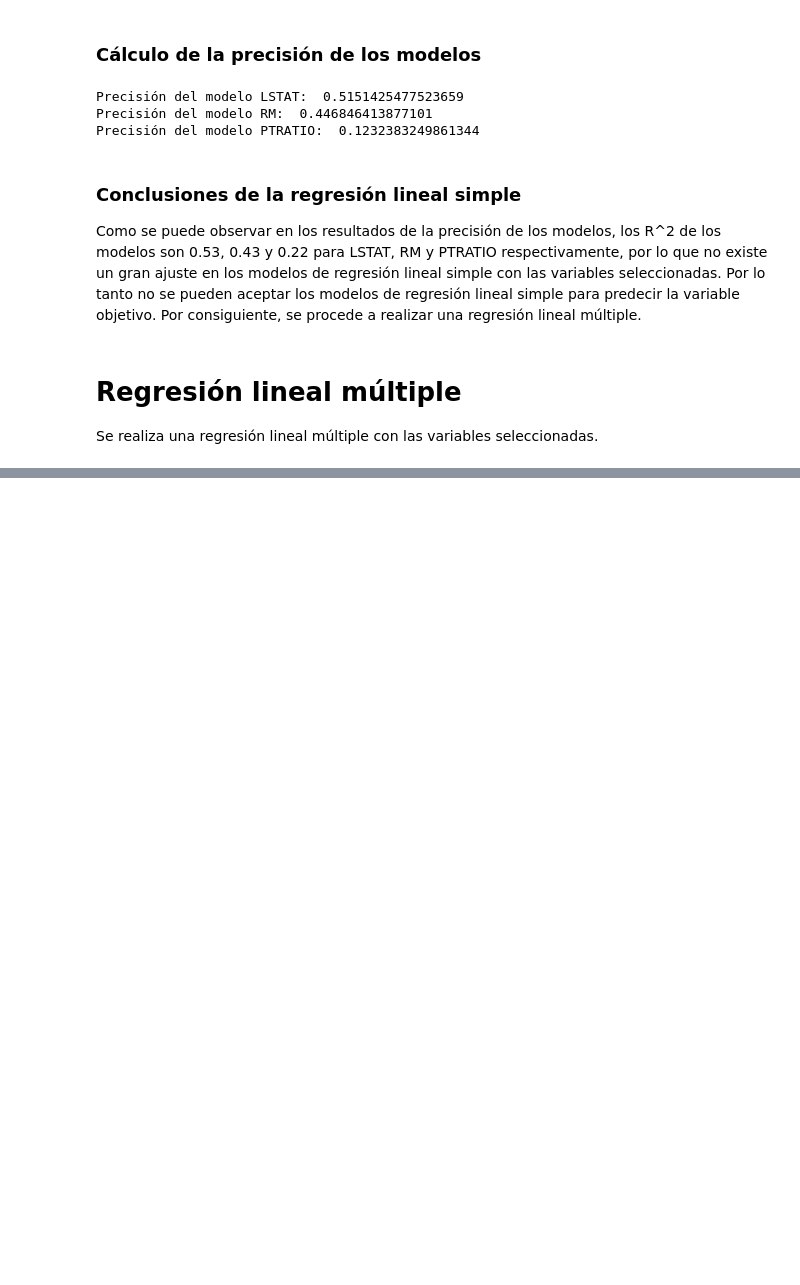
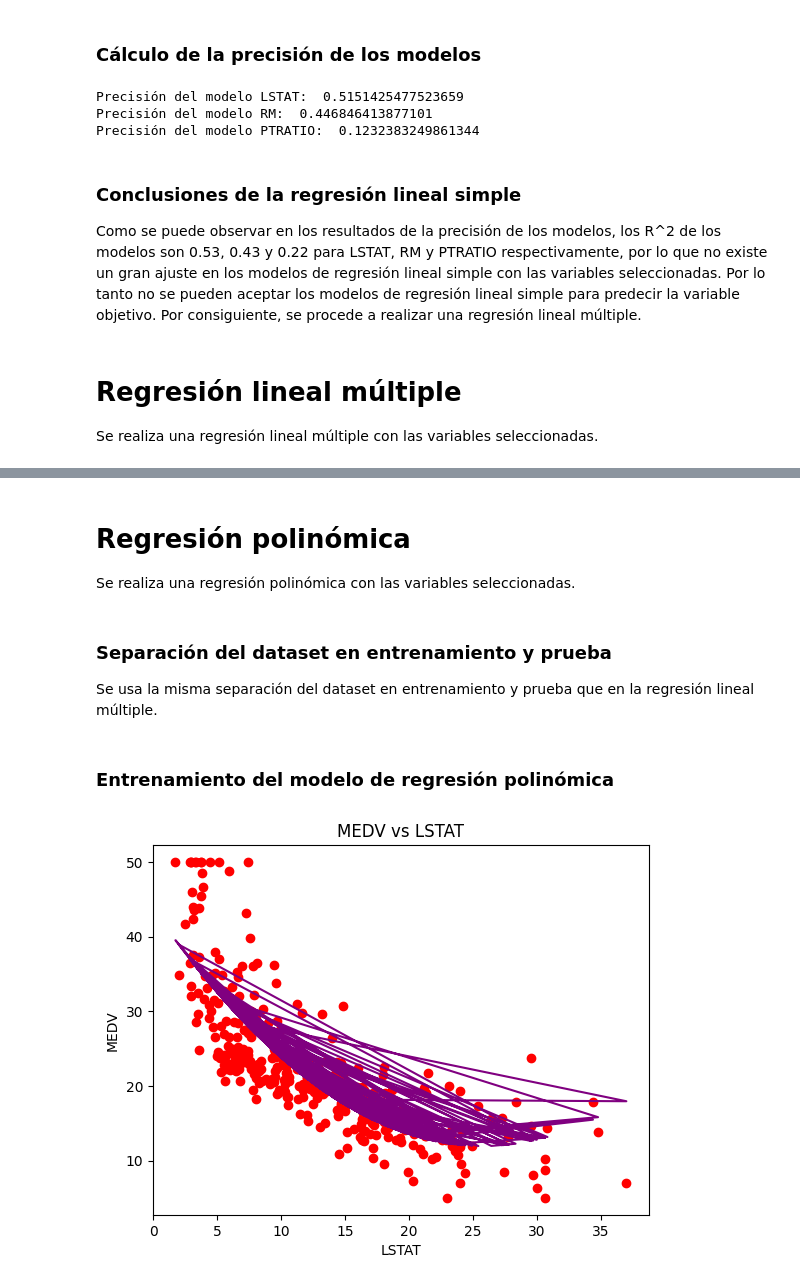
Before and after one commit to andres345gm/TE-regresiones, a Jupyter notebook: Regresion.ipynb, the cells around one changed output, grey strips where cells are left out. Cells and saved outputs as stored; diff of their text form; code cells hidden in the pictures; blank space fills up the shorter version.

Commit message:
Multiple and polynomial

```diff
--- a/Regresion.ipynb
+++ b/Regresion.ipynb
@@ -206,0 +284,26 @@ Se realiza una regresión lineal múltiple con las variables seleccionadas.
+# %% [markdown]
+# Regresión polinómica
+
+Se realiza una regresión polinómica con las variables seleccionadas.
+# %% [markdown]
+### Separación del dataset en entrenamiento y prueba
+
+Se usa la misma separación del dataset en entrenamiento y prueba que en la regresión lineal múltiple.
+# %% [markdown]
+### Entrenamiento del modelo de regresión polinómica
+# %%
+poly_reg = PolynomialFeatures(degree=2)
+X_LSTAT_poly = poly_reg.fit_transform(X_LSTAT_train)
+
+LSTAT_poly_regressor = LinearRegression()
+LSTAT_poly_regressor.fit(X_LSTAT_poly, Y_LSTAT_train)
+
+# Plot the data and regression curve
+plt.scatter(X_LSTAT_train, Y_LSTAT_train, color='red')  # Use transformed data for x-axis
+plt.plot(X_LSTAT_train, LSTAT_poly_regressor.predict(X_LSTAT_poly), color='purple')  # Use transformed data for prediction
+plt.title('MEDV vs LSTAT')
+plt.xlabel('LSTAT')
+plt.ylabel('MEDV')
+plt.show()
+# %% [output]
+[figure, added]
```
Also changed, not shown: parts of 14 cells of this notebook.
